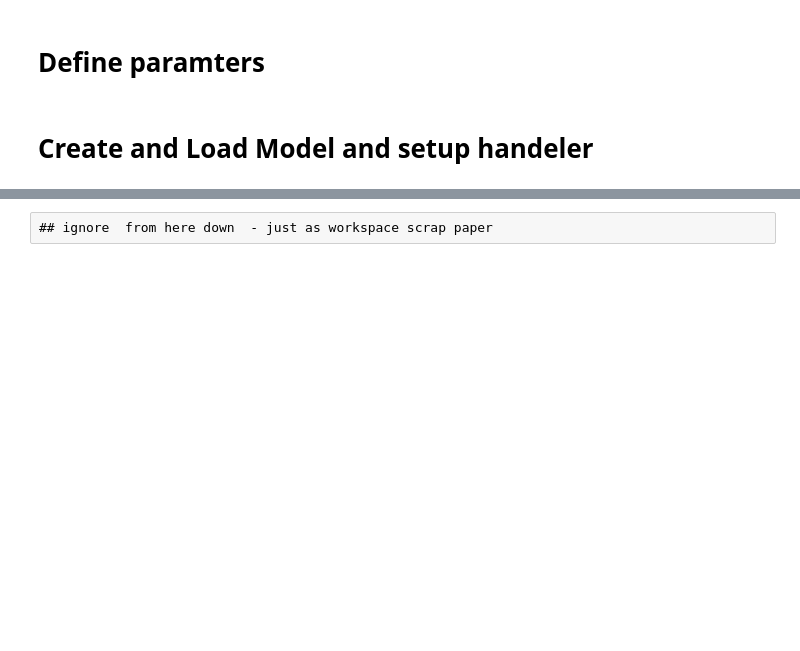
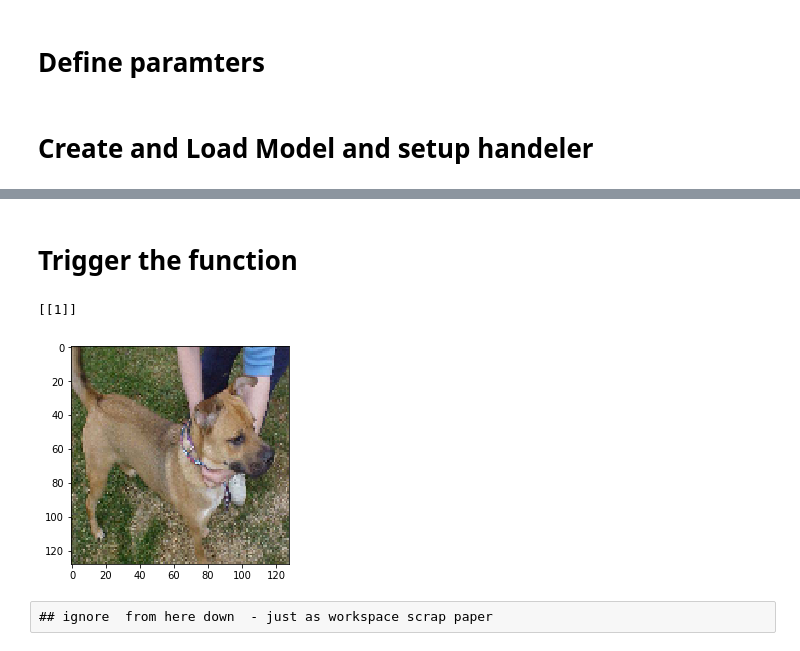
Before and after one commit to yekshtein/cat-dogs, a Jupyter notebook: convert.ipynb, the cells around one changed output, grey strips where cells are left out. Saved outputs shown, nothing was run; the diff lists cells and outputs as text; code cells hidden in the pictures; blank space fills up the shorter version.

```diff
--- a/convert.ipynb
+++ b/convert.ipynb
@@ -121,0 +24,26 @@ Found 1 images.
+# %%
+import numpy as np
+from tensorflow import keras
+from keras.models import load_model
+from keras.preprocessing import image
+from keras.preprocessing.image import load_img
+
+import matplotlib.pyplot as plt
+
+
+def handler(model, event):
+    img = load_img(event, target_size=(IMAGE_WIDTH, IMAGE_HEIGHT))
+    x = image.img_to_array(img)
+    x = np.expand_dims(x, axis=0)
+
+    images = np.vstack([x])
+    classes = model.predict_classes(images, batch_size=10)
+    plt.imshow(img)
+    return classes
+
+# set image parameters
+IMAGE_WIDTH = int(environ['IMAGE_WIDTH'])
+IMAGE_HEIGHT = int(environ['IMAGE_HEIGHT'])
+
+# load model
+model = load_model(os.environ['MODEL_FILE'])
@@ -122,2 +61,10 @@ Found 1 images.
+# %% [markdown]
+# Trigger the function
+# %%
+output = handler(model, image_location)
+print(output)
+# %% [output]
+[[1]]
+[figure, added]
 # %% [raw]
 ## ignore  from here down  - just as workspace scrap paper
```
Also changed, not shown: parts of 4 cells of this notebook, 4 other files.
